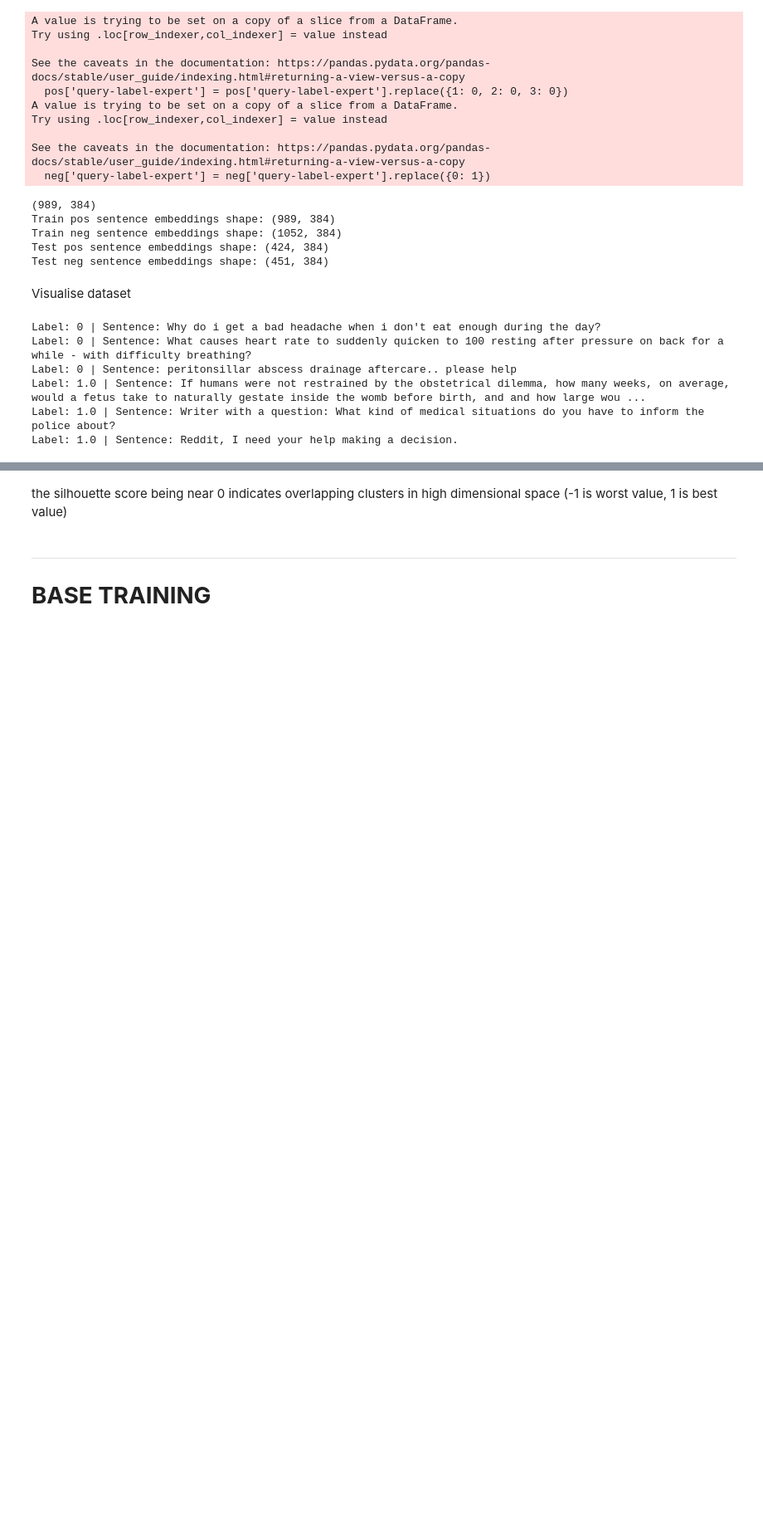
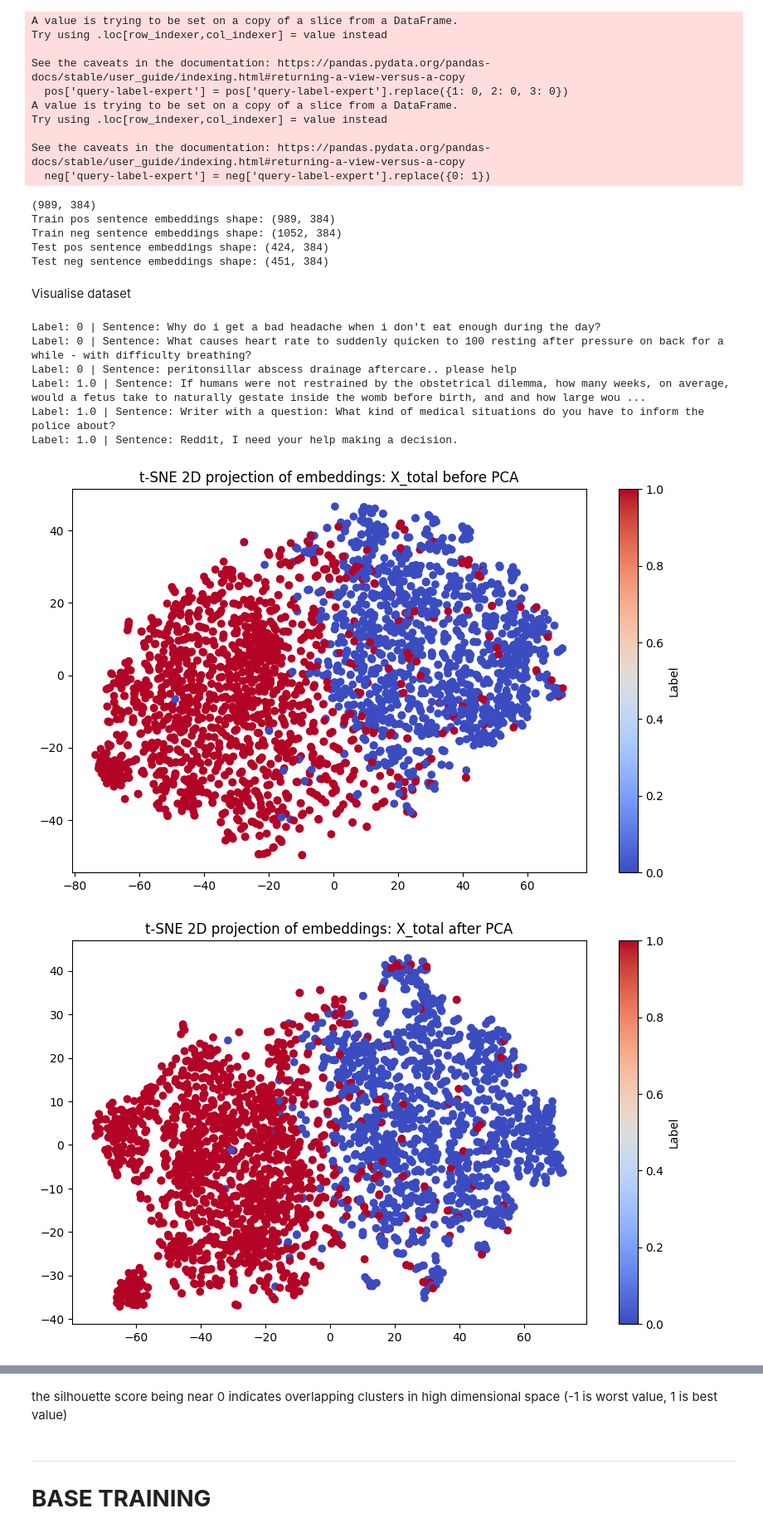
Before and after one commit to GFleurD/ANTONIO, a Jupyter notebook: notebooks/CV_medical.ipynb, the cells around one changed output, grey strips where cells are left out. Shown at 83% size. Drawn from its saved outputs; the diff is of its cells as text; code cells hidden in the pictures; blank space fills up the shorter version.

Commit message:
Trim fat and try to integrate ANTONIO within Jupyter notebook

```diff
--- a/notebooks/CV_medical.ipynb
+++ b/notebooks/CV_medical.ipynb
@@ -88,19 +94,33 @@ Label: 1.0 | Sentence: Reddit, I need your help making a decision.
 # %%
 #for visualisation I consulted the paper: Li et al. - 2016 - Visualizing and Understanding Neural Models in NLP
 #this lists 60dheatmaps for representation of selected words/phrases/sentences
 #it also refers to t-sne (Maaten and Hinton - 2008 - Visualizing Data using t-SNE) which comes in scikit-learn
 #interesting to do this both before and after PCA. before PCA to show gauge semantic meaning in the structure and after to see how the dimensionality reduction and alignment changes this
-from sklearn.manifold import TSNE
 
-def display_some_examples(examples_emb, labels, n_examples):
+
+#need to concatenate data in order to visualise clusters - don't use ANTONIO function for this as batches the training and test data
+X_total_before_PCA = np.concatenate((X_train_pos_embedded_o, X_train_neg_embedded_o, X_test_pos_embedded_o, X_test_neg_embedded_o), axis=0)
+y_total= np.concatenate((y_train_pos_o, y_train_neg_o, y_test_pos_o, y_test_neg_o), axis=0)
+
+
+def display_some_examples(X_data, y_data, n_examples= None, X_name = "X_data"):
     tsne = TSNE(n_components=2, random_state=42)
-    examples_2d = tsne.fit_transform(examples_emb)
+    examples_2d = tsne.fit_transform(X_data)
 
     plt.figure(figsize=(10,6))
-    plt.scatter(examples_2d[:n_examples,0], examples_2d[:n_examples,1], c=labels[:n_examples], cmap='coolwarm')
+    plt.scatter(examples_2d[:n_examples,0], examples_2d[:n_examples,1], c=y_data[:n_examples], cmap='coolwarm')
     plt.colorbar(label='Label')
-    plt.title("t-SNE 2D projection of embeddings")
+    plt.title(f"t-SNE 2D projection of embeddings: {X_name}")
     plt.show()
 
-display_some_examples(X_embeddings_train, y_train, n_examples=30)
+display_some_examples(X_total_before_PCA, y_total, n_examples=None, X_name = "X_total before PCA")
+
+#now do the same but after PCA! note that PCA components selected as 30
+n_components = 30
+X_train_pos, X_train_neg, X_test_pos, X_test_neg = load_pca(dataset_name, encoding_model_name, load_saved_pca, X_train_pos_embedded_o, X_train_neg_embedded_o, X_test_pos_embedded_o, X_test_neg_embedded_o, n_components, path=path)
+X_total_after_PCA = np.concatenate((X_train_pos, X_train_neg, X_test_pos, X_test_neg), axis=0)
+display_some_examples(X_total_after_PCA, y_total, n_examples=None, X_name = "X_total after PCA")
+# %% [output]
+[figure, added]
+[figure, added]
 # %%
```
Also changed, not shown: parts of 11 cells of this notebook, 13 other files.
